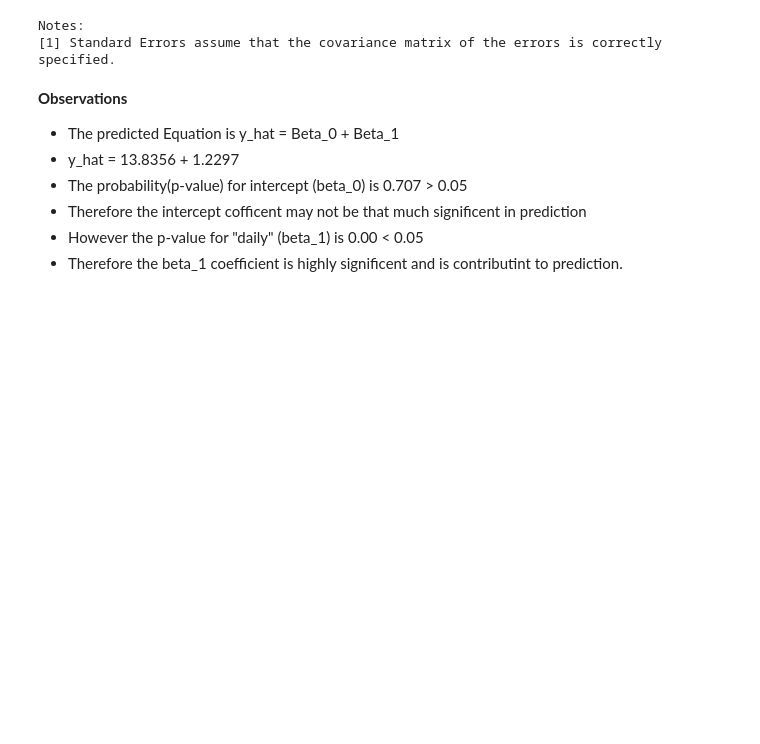
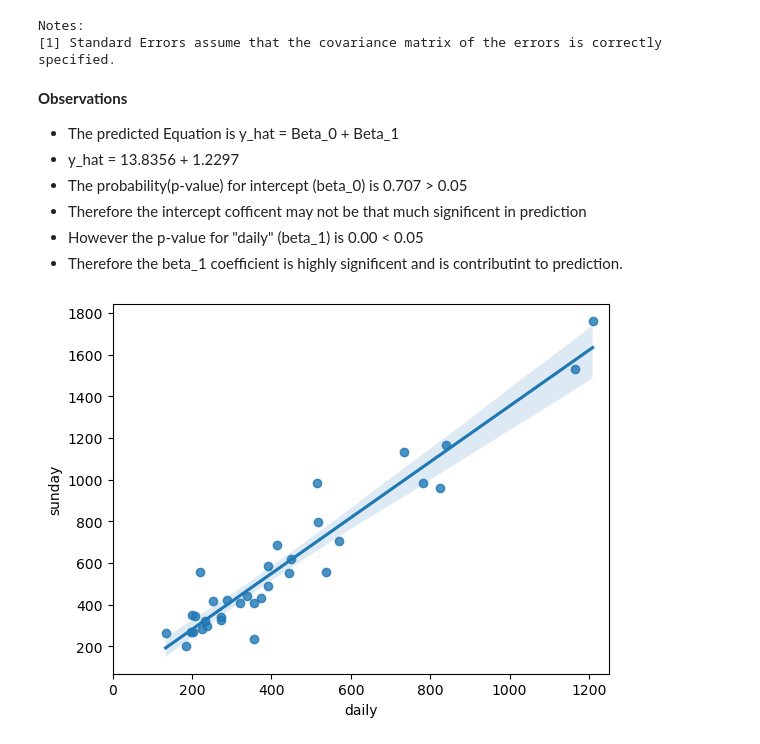
Before and after one commit to praveenreddy1833/AIML_Assignment_033, a Jupyter notebook: News_Paper.ipynb, the cells around one changed output. Cells and saved outputs as stored; diff of their text form; code cells hidden in the pictures; blank space fills up the shorter version.

```diff
--- a/News_Paper.ipynb
+++ b/News_Paper.ipynb
@@ -94,3 +94,9 @@ Notes:
 - Therefore the intercept cofficent may not be that much significent in prediction
 - However the p-value for "daily" (beta_1) is 0.00 < 0.05
 - Therefore the beta_1 coefficient is highly significent and is contributint to prediction.
+# %%
+sns.regplot(x="daily", y="sunday", data=data)
+plt.xlim([0,1250])
+plt.show()
+# %% [output]
+[figure, added]
```
